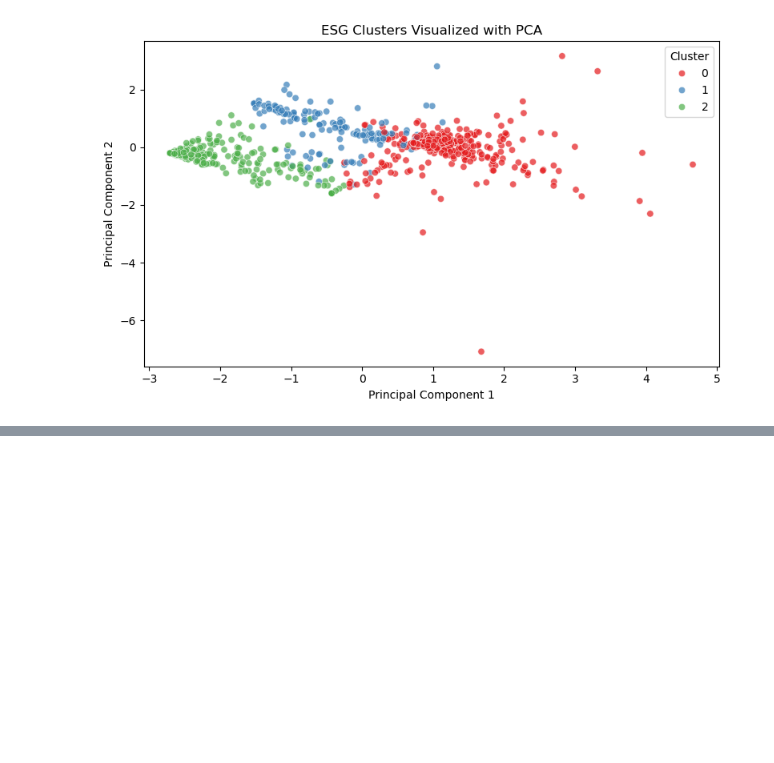
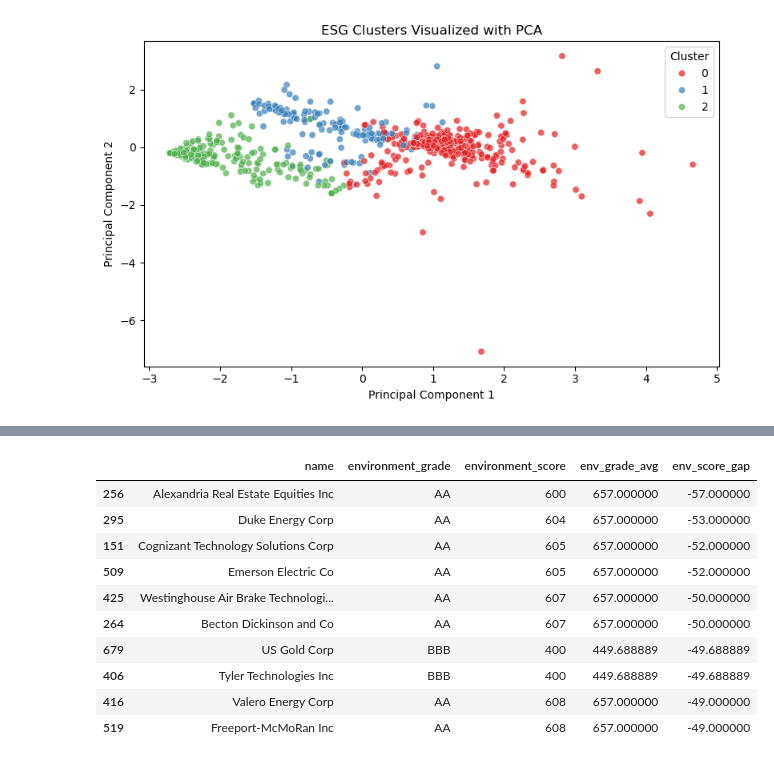
Before and after one commit to Bshaia/data-analysis-portfolio, a Jupyter notebook: corporate-greenwashing/notebooks/01_data_exploration.ipynb, the cells around one changed output, grey strips where cells are left out. Cells and saved outputs as stored; diff of their text form; code cells hidden in the pictures; blank space fills up the shorter version.

```diff
--- a/corporate-greenwashing/notebooks/01_data_exploration.ipynb
+++ b/corporate-greenwashing/notebooks/01_data_exploration.ipynb
@@ -320,0 +341,14 @@ plt.show()
+# %%
+df.sort_values('env_score_gap')[['name', 'environment_grade', 'environment_score', 'env_grade_avg', 'env_score_gap']].head(10)
+# %% [output]
+|  | name | environment_grade | environment_score | env_grade_avg | env_score_gap |
+| 256 | Alexandria Real Estate Equities Inc | AA | 600 | 657.000000 | -57.000000 |
+| 295 | Duke Energy Corp | AA | 604 | 657.000000 | -53.000000 |
+| 151 | Cognizant Technology Solutions Corp | AA | 605 | 657.000000 | -52.000000 |
+| 509 | Emerson Electric Co | AA | 605 | 657.000000 | -52.000000 |
+| 425 | Westinghouse Air Brake Technologi... | AA | 607 | 657.000000 | -50.000000 |
+| 264 | Becton Dickinson and Co | AA | 607 | 657.000000 | -50.000000 |
+| 679 | US Gold Corp | BBB | 400 | 449.688889 | -49.688889 |
+| 406 | Tyler Technologies Inc | BBB | 400 | 449.688889 | -49.688889 |
+| 416 | Valero Energy Corp | AA | 608 | 657.000000 | -49.000000 |
+| 519 | Freeport-McMoRan Inc | AA | 608 | 657.000000 | -49.000000 |
```
Also changed, not shown: parts of 4 cells of this notebook.
